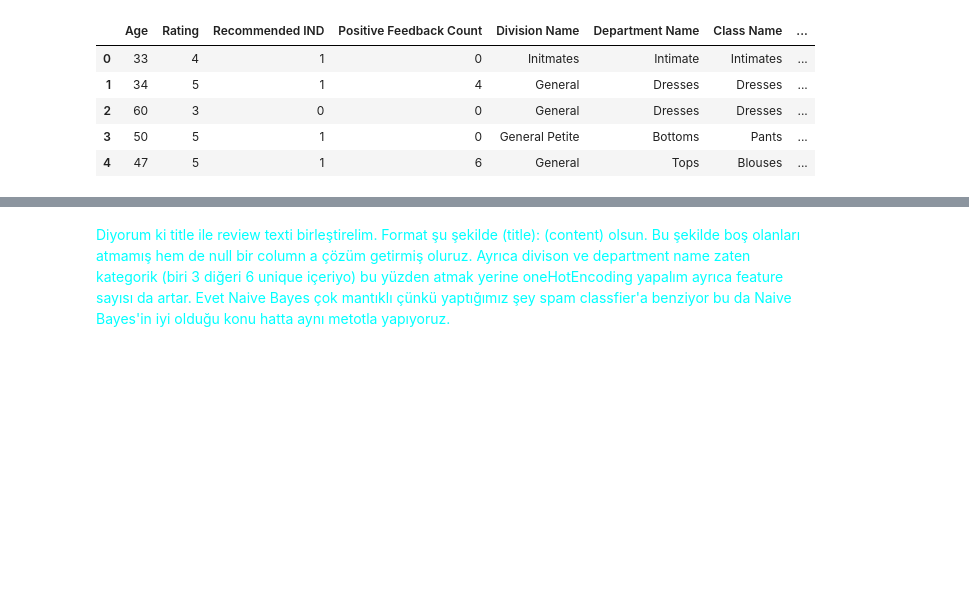
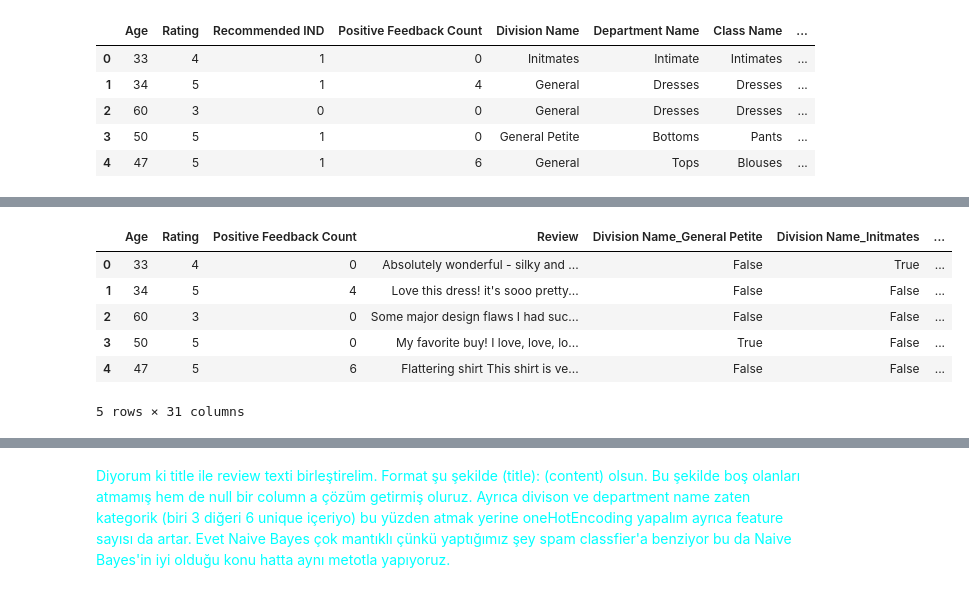
Before and after one commit to BoraDere/Women-s-E-Commerce-Clothing-Reviews, a Jupyter notebook: project.ipynb, the cells around one changed output, grey strips where cells are left out. Cells and saved outputs as stored; diff of their text form; code cells hidden in the pictures; blank space fills up the shorter version.

```diff
--- a/project.ipynb
+++ b/project.ipynb
@@ -150,0 +255,14 @@ df.head()
+# %%
+## Code for One Hot Encoding of division, department and class columns
+
+df = pd.get_dummies(df,columns=['Division Name','Department Name','Class Name','Recommended IND'],drop_first=True)
+# %%
+df.head()
+# %% [output]
+|  | Age | Rating | Positive Feedback Count | Review | Division Name_General Petite | Division Name_Initmates | ... |
+| 0 | 33 | 4 | 0 | Absolutely wonderful - silky and ... | False | True | ... |
+| 1 | 34 | 5 | 4 | Love this dress! it's sooo pretty... | False | False | ... |
+| 2 | 60 | 3 | 0 | Some major design flaws I had suc... | False | False | ... |
+| 3 | 50 | 5 | 0 | My favorite buy! I love, love, lo... | True | False | ... |
+| 4 | 47 | 5 | 6 | Flattering shirt This shirt is ve... | False | False | ... |
+5 rows × 31 columns
```
Also changed, not shown: parts of 20 cells of this notebook.
